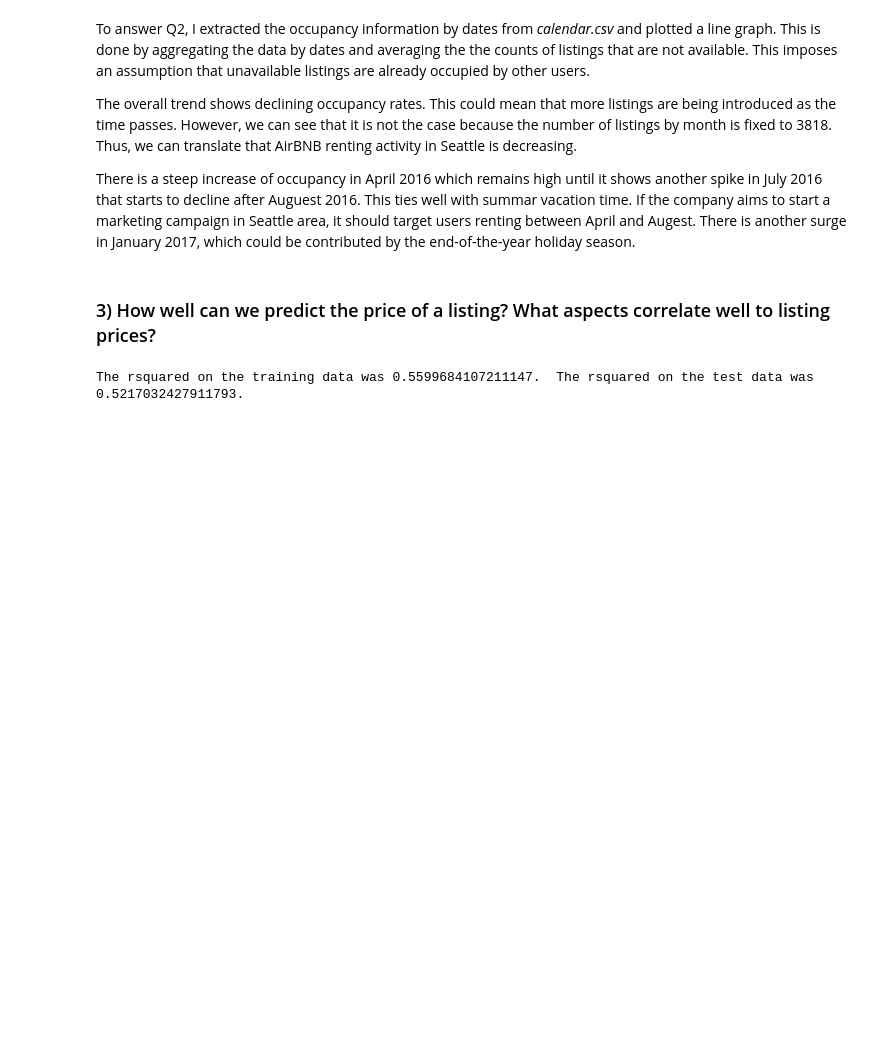
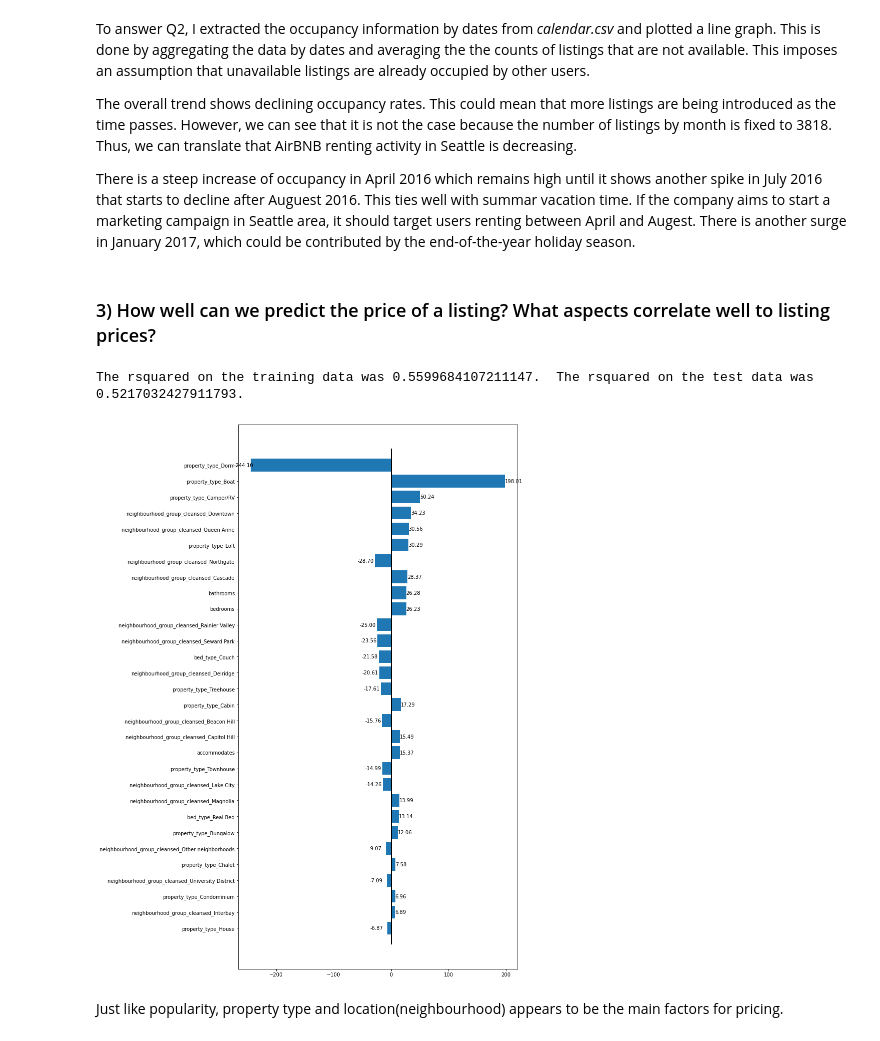
Before and after one commit to eunbeejang/SeattleAirBNB, a Jupyter notebook: seattleairbnb.ipynb, the cells around one changed output. Drawn from its saved outputs; the diff is of its cells as text; code cells hidden in the pictures; blank space fills up the shorter version.

```diff
--- a/seattleairbnb.ipynb
+++ b/seattleairbnb.ipynb
@@ -461,3 +463,36 @@ train_score = r2_score(y_train, y_train_preds)
 print("The rsquared on the training data was {}.  The rsquared on the test data was {}.".format(train_score, test_score))
 # %% [output]
 The rsquared on the training data was 0.5599684107211147.  The rsquared on the test data was 0.5217032427911793.
+# %%
+# Plotting feature importance
+
+coef = lm_model.coef_
+ind = np.argsort(-abs(coef))
+
+x = range(30)
+y = coef[ind][:30]
+
+plt.figure(figsize=(10,20))
+ax = plt.subplot()
+
+plt.plot([0] * (32), range(-1,31), 'k', linewidth=2)
+
+plt.gca().invert_yaxis()
+ax.set_yticks(x)
+ax.set_yticklabels(X.columns[ind][:30])
+
+plt.barh(x, y)
+
+for rect, label in zip(ax.patches, y):
+    if label >= 0:
+        width = rect.get_width() + 0.01
+    else:
+        width = rect.get_width() - 30
+    label = '{:.2f}'.format(label)
+    ax.text(width, rect.get_y()+0.5, label)
+
+plt.show()
+# %% [output]
+[figure, added]
+# %% [markdown]
+Just like popularity, property type and location(neighbourhood) appears to be the main factors for pricing.
```
Also changed, not shown: parts of 3 cells of this notebook.
